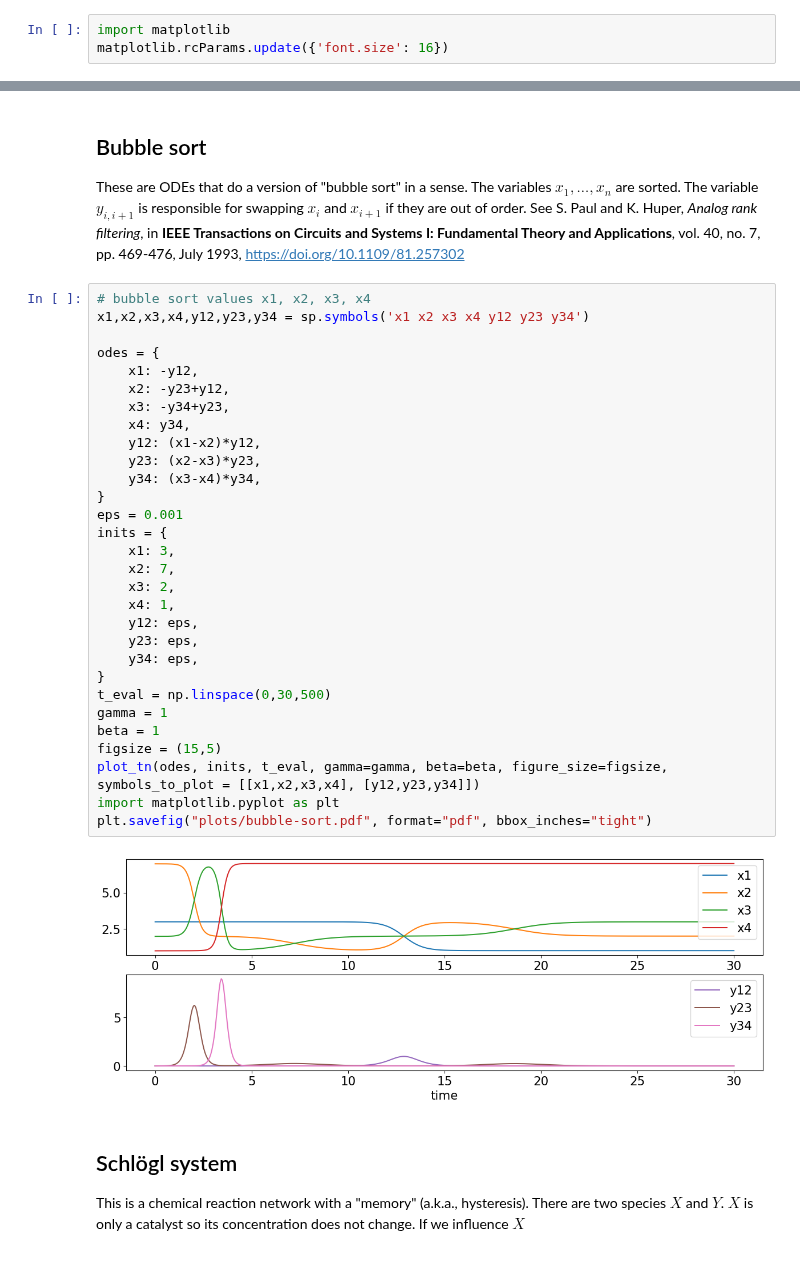
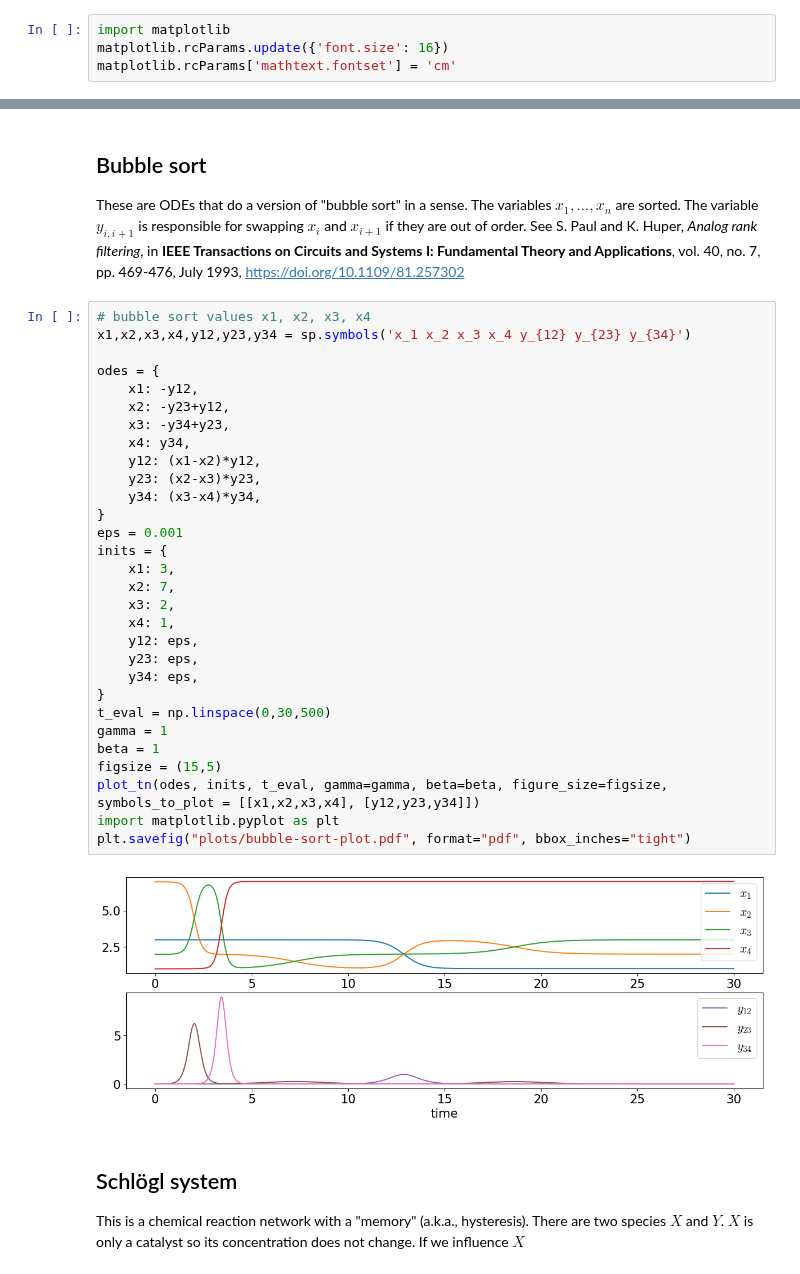
Before and after one commit to UC-Davis-molecular-computing/ode2tn, a Jupyter notebook: notebook.ipynb, the cells around one changed output, grey strips where cells are left out. Cells and saved outputs as stored; diff of their text form.

```diff
--- a/notebook.ipynb
+++ b/notebook.ipynb
@@ -3,6 +3,7 @@
 # %%
 import matplotlib
 matplotlib.rcParams.update({'font.size': 16})
+matplotlib.rcParams['mathtext.fontset'] = 'cm'
 # %% [markdown]
 ## Sine-cosine oscillator
 
@@ -129,36 +130,36 @@ tn_syms={x: (x_t, x_b)}
 These are ODEs that do a version of "bubble sort" in a sense. The variables $x_1,\dots,x_n$ are sorted. The variable $y_{i,i+1}$ is responsible for swapping $x_i$ and $x_{i+1}$ if they are out of order. See S. Paul and K. Huper, *Analog rank filtering*, in __IEEE Transactions on Circuits and Systems I: Fundamental Theory and Applications__, vol. 40, no. 7, pp. 469-476, July 1993, https://doi.org/10.1109/81.257302
 # %%
 # bubble sort values x1, x2, x3, x4
-x1,x2,x3,x4,y12,y23,y34 = sp.symbols('x1 x2 x3 x4 y12 y23 y34')
+x1,x2,x3,x4,y12,y23,y34 = sp.symbols('x_1 x_2 x_3 x_4 y_{12} y_{23} y_{34}')
 
 odes = {
     x1: -y12,
     x2: -y23+y12,
     x3: -y34+y23,
     x4: y34,
     y12: (x1-x2)*y12,
     y23: (x2-x3)*y23,
     y34: (x3-x4)*y34,
 }
 eps = 0.001
 inits = {
     x1: 3,
     x2: 7,
     x3: 2,
     x4: 1,
     y12: eps,
     y23: eps,
     y34: eps,
 }
 t_eval = np.linspace(0,30,500)
 gamma = 1
 beta = 1
 figsize = (15,5)
 plot_tn(odes, inits, t_eval, gamma=gamma, beta=beta, figure_size=figsize, symbols_to_plot = [[x1,x2,x3,x4], [y12,y23,y34]])
 import matplotlib.pyplot as plt
-plt.savefig("plots/bubble-sort.pdf", format="pdf", bbox_inches="tight")
+plt.savefig("plots/bubble-sort-plot.pdf", format="pdf", bbox_inches="tight")
 # %% [output]
-[figure, old version]
+[figure, new version]
 # %% [markdown]
 ## Schlögl system
 
```
Also changed, not shown: parts of 3 cells of this notebook, 10 other files.
